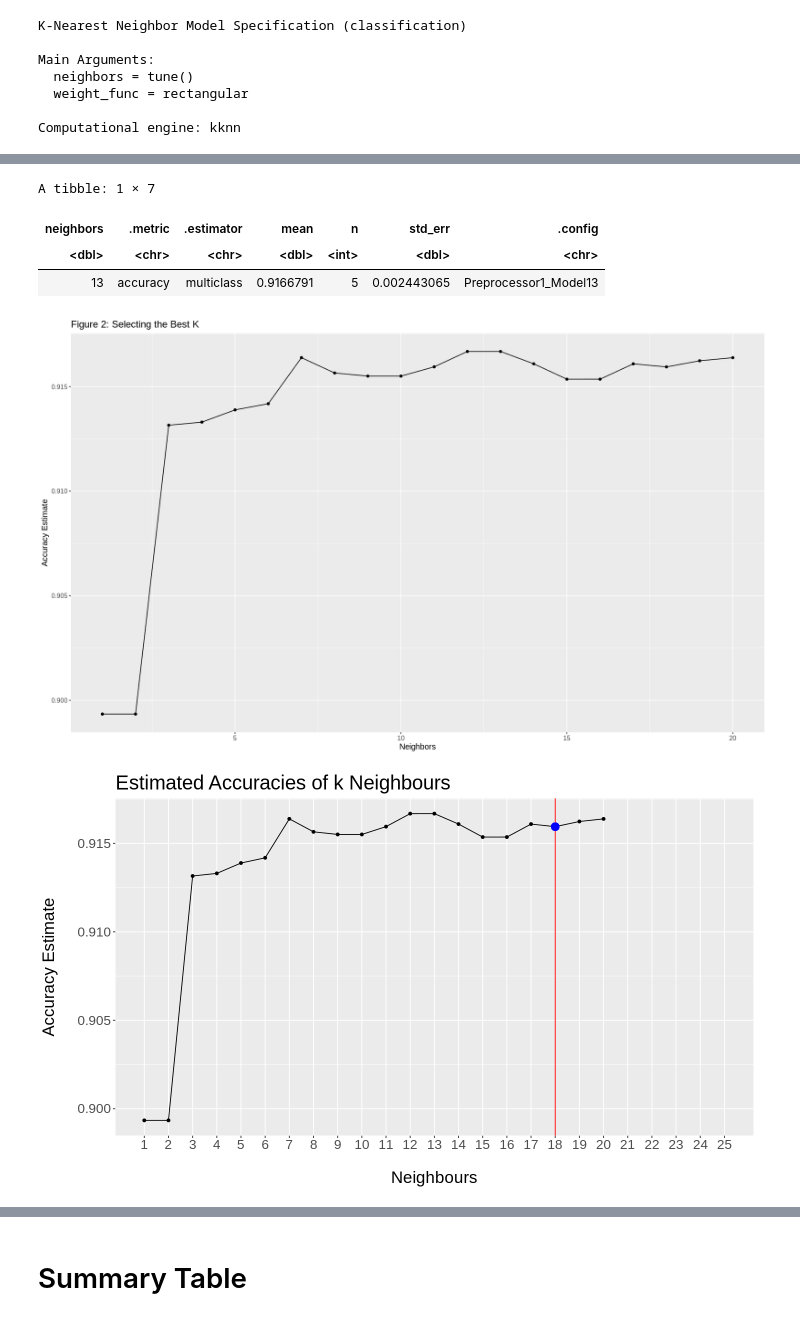
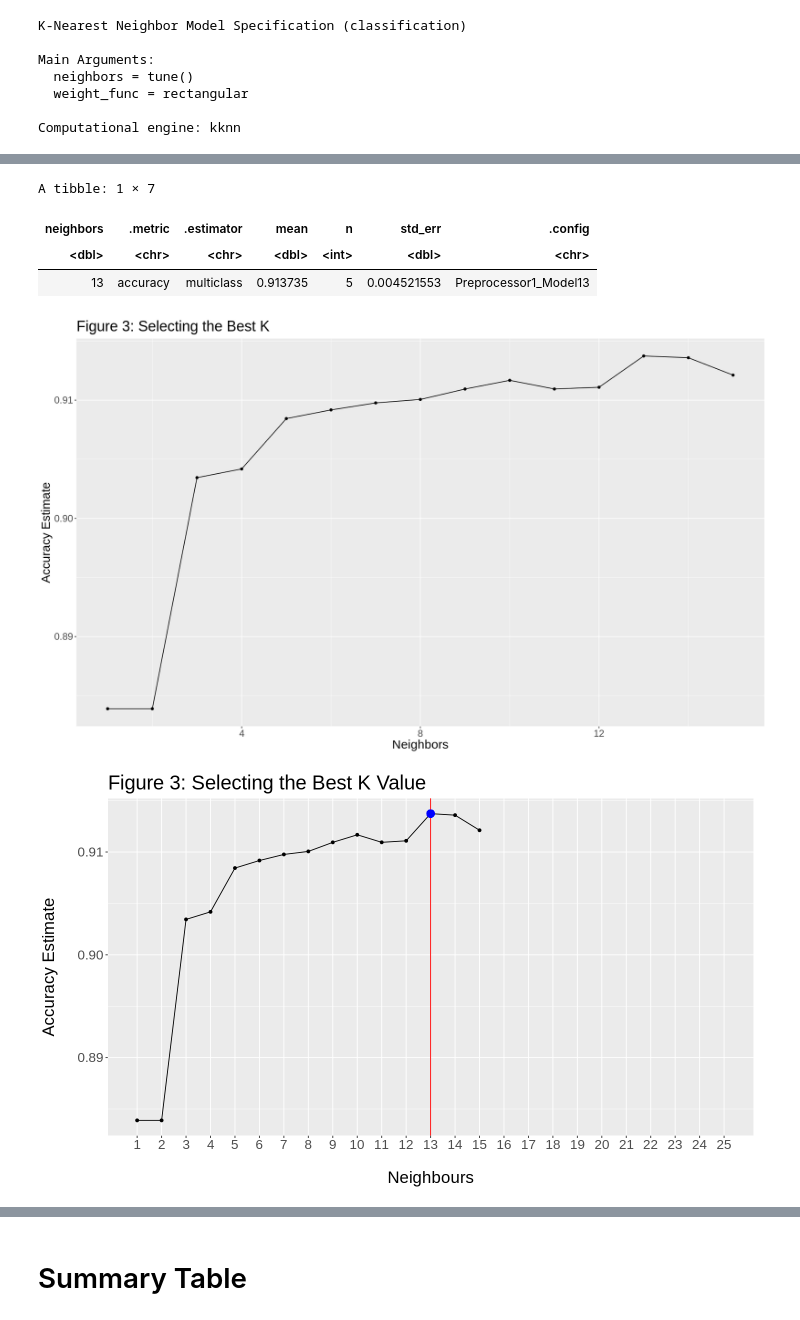
Before and after one commit to pranjali-22/DSCI100, a Jupyter notebook: Final Project.ipynb, the cells around one changed output, grey strips where cells are left out. Drawn from its saved outputs; the diff is of its cells as text; code cells hidden in the pictures.

Commit message:
Improved accuracy

```diff
--- a/Final Project.ipynb
+++ b/Final Project.ipynb
@@ -150,7 +152,7 @@ Results from the table:
 The Class count is not too different so we do not need to resample our data
 # %%
 #Create the train/ test split
-bean_split <- initial_split(bean_data, prop = 0.50, strata = Class)
+bean_split <- initial_split(clean_bean_data, prop = 0.50, strata = Class)
 bean_train <- training(bean_split)
 bean_test <- testing(bean_split)
 # %%
@@ -237,7 +238,10 @@ Lastly, we utilized histograms to visualize the distribution of different variab
 Therefore, we are left with and will be using the following variables to be used in our classifier: Area, AspectRation, Compactness, ConvexArea, Eccentricity, EquivDiameter, Extent, Perimeter, and Roundness.
 # %%
 #Update data set
-final_bean_data<- bean_train|>
+bean_train<- bean_train|>
 select("Area", "AspectRation", "Compactness", "ConvexArea", "Eccentricity",
        "EquivDiameter", "Extent", "Perimeter", "roundness", "Class")
-final_bean_data
+
+bean_test<- bean_test|>
+select("Area", "AspectRation", "Compactness", "ConvexArea", "Eccentricity",
+       "EquivDiameter", "Extent", "Perimeter", "roundness", "Class")
@@ -255,5 +247,0 @@ A tibble: 6804 × 10
-# %%
-#Create the train/ test split
-bean_split <- initial_split(bean_data, prop = 0.50, strata = Class)
-bean_train <- training(bean_split)
-bean_test <- testing(bean_split)
@@ -292,6 +282,6 @@ Operations:
 Scaling for all_predictors()
 Centering for all_predictors()
 # %%
-k_vals <- tibble(neighbors = seq(from = 1, to = 20, by = 1))
+k_vals <- tibble(neighbors = seq(from = 1, to = 15, by = 1))
 k_vals
 # %% [output]
@@ -347,44 +313,45 @@ accuracies_max
 A tibble: 1 × 7
 | neighbors | .metric | .estimator | mean | n | std_err | .config |
 | <dbl> | <chr> | <chr> | <dbl> | <int> | <dbl> | <chr> |
-| 13 | accuracy | multiclass | 0.9166791 | 5 | 0.002443065 | Preprocessor1_Model13 |
+| 13 | accuracy | multiclass | 0.913735 | 5 | 0.004521553 | Preprocessor1_Model13 |
 # %%
 accuracy_vs_k <- ggplot(accuracies, aes(x = neighbors, y = mean)) +
   geom_point() +
   geom_line() +
   labs(x = "Neighbors", y = "Accuracy Estimate") +
-  theme(text = element_text(size = 12))+
-ggtitle("Figure 2: Selecting the Best K")
+  theme(text = element_text(size = 18))+
+ggtitle("Figure 3: Selecting the Best K")
 
 accuracy_vs_k
 # %% [output]
-[figure, old version]
+[figure, new version]
 # %%
 #NOTE: I added this version of the cross validation plot to see if it may be visually better
 #Adjust the k value if we change best k = 10 to something else
 options(repr.plot.width = 12, repr.plot.height = 7)
 
 ky <- accuracies |>
-    filter(neighbors == 18) |>
+    filter(neighbors == 13) |>
     select(mean) |>
     pull()
 
 cross_val_plot <- accuracies |>
     ggplot(aes(x = neighbors, y = mean)) +
     geom_point() +
     geom_line() +
-    geom_vline(xintercept = 18, colour = "red") +
-    geom_point(aes(x = 18, y = ky), size = 4, colour = "blue") +
+    geom_vline(xintercept = 13, colour = "red") +
+    geom_point(aes(x = 13, y = ky), size = 4, colour = "blue") +
     labs(x = "\nNeighbours",
          y = "Accuracy Estimate\n",
          title = "Estimated Accuracies of k Neighbours") +
     scale_x_continuous(limits = c(1, 25),
                        breaks = seq(1, 25),
                        minor_breaks = seq(1, 25, 1)) +
     theme(text = element_text(size = 20),
-          plot.caption = element_text(size = 20, hjust = 0))
+          plot.caption = element_text(size = 20, hjust = 0))+
+ggtitle("Figure 3: Selecting the Best K Value")
 
 cross_val_plot
 # %% [output]
-[figure, old version]
+[figure, new version]
 # %% [markdown]
```
Also changed, not shown: parts of 19 cells of this notebook.
